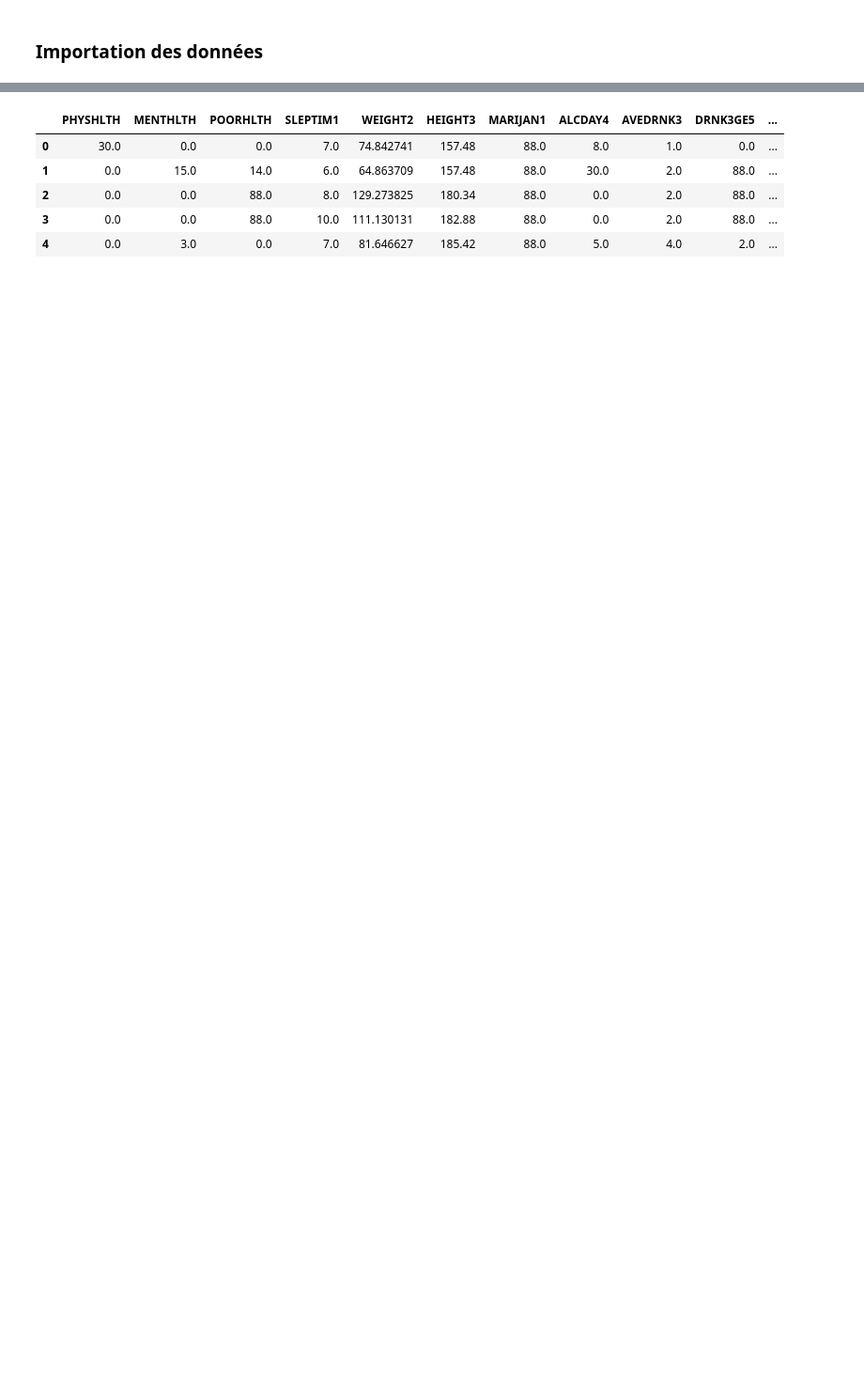
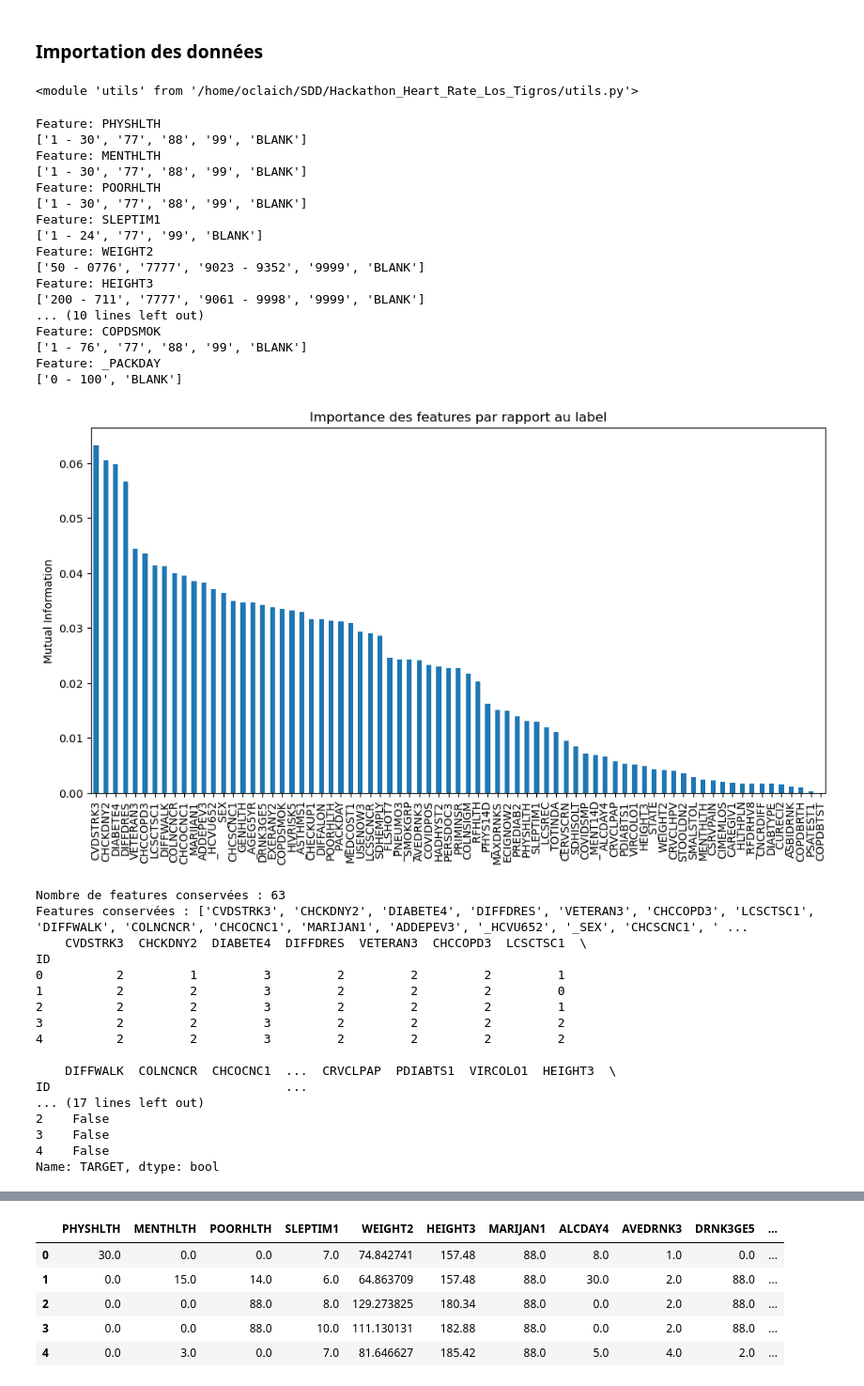
Before and after one commit to alextonon/Hackathon_Heart_Rate_Los_Tigros, a Jupyter notebook: global.ipynb, the cells around one changed output, grey strips where cells are left out. Shown at 94% size. Drawn from its saved outputs; the diff is of its cells as text; code cells hidden in the pictures; blank space fills up the shorter version.

```diff
--- a/global.ipynb
+++ b/global.ipynb
@@ -13 +13,5 @@ from utils import HTMLParser
+# %%
+importlib.reload(utils)
+# %% [output]
+<module 'utils' from '/home/oclaich/SDD/Hackathon_Heart_Rate_Los_Tigros/utils.py'>
 # %%
@@ -14,0 +20,40 @@ data = pd.read_csv("data/train.csv")
+# %%
+X_train,y_train = utils.data_processing(df_train,True)
+print(X_train.head())
+print(y_train.head())
+# %% [output]
+Feature: PHYSHLTH
+['1 - 30', '77', '88', '99', 'BLANK']
+Feature: MENTHLTH
+['1 - 30', '77', '88', '99', 'BLANK']
+Feature: POORHLTH
+['1 - 30', '77', '88', '99', 'BLANK']
+Feature: SLEPTIM1
+['1 - 24', '77', '99', 'BLANK']
+Feature: WEIGHT2
+['50 - 0776', '7777', '9023 - 9352', '9999', 'BLANK']
+Feature: HEIGHT3
+['200 - 711', '7777', '9061 - 9998', '9999', 'BLANK']
+... (10 lines left out)
+Feature: COPDSMOK
+['1 - 76', '77', '88', '99', 'BLANK']
+Feature: _PACKDAY
+['0 - 100', 'BLANK']
+[figure, added]
+Nombre de features conservées : 63
+Features conservées : ['CVDSTRK3', 'CHCKDNY2', 'DIABETE4', 'DIFFDRES', 'VETERAN3', 'CHCCOPD3', 'LCSCTSC1', 'DIFFWALK', 'COLNCNCR', 'CHCOCNC1', 'MARIJAN1', 'ADDEPEV3', '_HCVU652', '_SEX', 'CHCSCNC1', ' ...
+    CVDSTRK3  CHCKDNY2  DIABETE4  DIFFDRES  VETERAN3  CHCCOPD3  LCSCTSC1  \
+ID
+0          2         1         3         2         2         2         1
+1          2         2         3         2         2         2         0
+2          2         2         3         2         2         2         1
+3          2         2         3         2         2         2         2
+4          2         2         3         2         2         2         2
+
+    DIFFWALK  COLNCNCR  CHCOCNC1  ...  CRVCLPAP  PDIABTS1  VIRCOLO1  HEIGHT3  \
+ID                                ...
+... (17 lines left out)
+2    False
+3    False
+4    False
+Name: TARGET, dtype: bool
```
Also changed, not shown: parts of 6 cells of this notebook, 4 other files.
